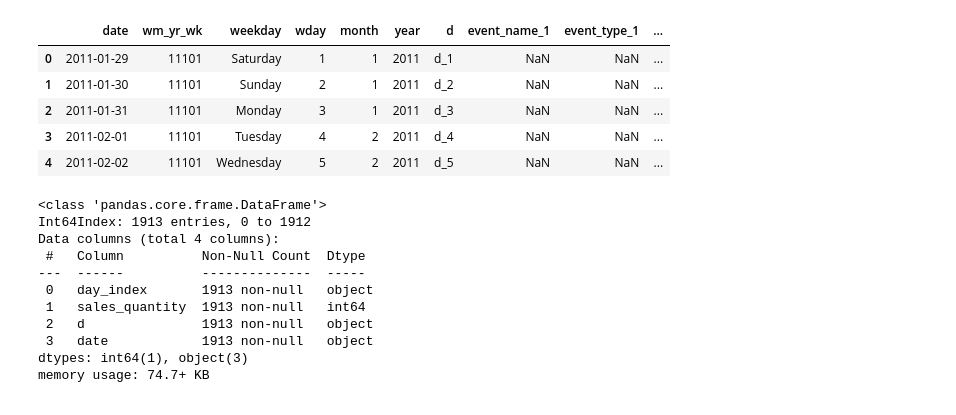
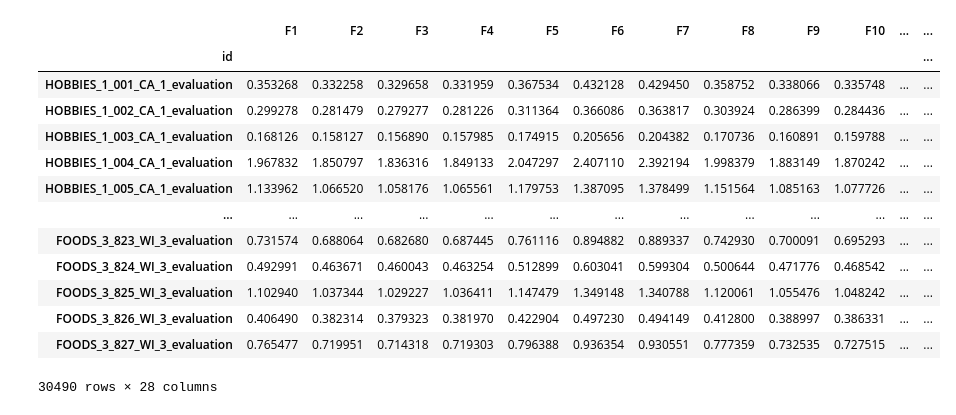
Before and after one commit to RobbenRibery/TimeSeries-Probalistic-TopDown-Drichilet, a Jupyter notebook: notebook/root_froecasting.ipynb, the cells around one changed output. Saved outputs shown, nothing was run; the diff lists cells and outputs as text; code cells hidden in the pictures.

```diff
--- a/notebook/root_froecasting.ipynb
+++ b/notebook/root_froecasting.ipynb
@@ -25,25 +33,20 @@ df['day_index'].iloc[-1]
+# %%
+result_validation
+# %% [output]
+|  | F1 | F2 | F3 | F4 | F5 | F6 | F7 | F8 | F9 | F10 | ... | ... |
+| id |  |  |  |  |  |  |  |  |  |  |  | ... |
+| HOBBIES_1_001_CA_1_evaluation | 0.353268 | 0.332258 | 0.329658 | 0.331959 | 0.367534 | 0.432128 | 0.429450 | 0.358752 | 0.338066 | 0.335748 | ... | ... |
+| HOBBIES_1_002_CA_1_evaluation | 0.299278 | 0.281479 | 0.279277 | 0.281226 | 0.311364 | 0.366086 | 0.363817 | 0.303924 | 0.286399 | 0.284436 | ... | ... |
+| HOBBIES_1_003_CA_1_evaluation | 0.168126 | 0.158127 | 0.156890 | 0.157985 | 0.174915 | 0.205656 | 0.204382 | 0.170736 | 0.160891 | 0.159788 | ... | ... |
+| HOBBIES_1_004_CA_1_evaluation | 1.967832 | 1.850797 | 1.836316 | 1.849133 | 2.047297 | 2.407110 | 2.392194 | 1.998379 | 1.883149 | 1.870242 | ... | ... |
+| HOBBIES_1_005_CA_1_evaluation | 1.133962 | 1.066520 | 1.058176 | 1.065561 | 1.179753 | 1.387095 | 1.378499 | 1.151564 | 1.085163 | 1.077726 | ... | ... |
+| ... | ... | ... | ... | ... | ... | ... | ... | ... | ... | ... | ... | ... |
+| FOODS_3_823_WI_3_evaluation | 0.731574 | 0.688064 | 0.682680 | 0.687445 | 0.761116 | 0.894882 | 0.889337 | 0.742930 | 0.700091 | 0.695293 | ... | ... |
+| FOODS_3_824_WI_3_evaluation | 0.492991 | 0.463671 | 0.460043 | 0.463254 | 0.512899 | 0.603041 | 0.599304 | 0.500644 | 0.471776 | 0.468542 | ... | ... |
+| FOODS_3_825_WI_3_evaluation | 1.102940 | 1.037344 | 1.029227 | 1.036411 | 1.147479 | 1.349148 | 1.340788 | 1.120061 | 1.055476 | 1.048242 | ... | ... |
+| FOODS_3_826_WI_3_evaluation | 0.406490 | 0.382314 | 0.379323 | 0.381970 | 0.422904 | 0.497230 | 0.494149 | 0.412800 | 0.388997 | 0.386331 | ... | ... |
+| FOODS_3_827_WI_3_evaluation | 0.765477 | 0.719951 | 0.714318 | 0.719303 | 0.796388 | 0.936354 | 0.930551 | 0.777359 | 0.732535 | 0.727515 | ... | ... |
+30490 rows × 28 columns
 # %%
 calender = pd.read_csv('../data/calendar.csv')
-calender.head()
+date_to_d = dict(zip(calender.date, calender.d))
-# %% [output]
-|  | date | wm_yr_wk | weekday | wday | month | year | d | event_name_1 | event_type_1 | ... |
-| 0 | 2011-01-29 | 11101 | Saturday | 1 | 1 | 2011 | d_1 | NaN | NaN | ... |
-| 1 | 2011-01-30 | 11101 | Sunday | 2 | 1 | 2011 | d_2 | NaN | NaN | ... |
-| 2 | 2011-01-31 | 11101 | Monday | 3 | 1 | 2011 | d_3 | NaN | NaN | ... |
-| 3 | 2011-02-01 | 11101 | Tuesday | 4 | 2 | 2011 | d_4 | NaN | NaN | ... |
-| 4 | 2011-02-02 | 11101 | Wednesday | 5 | 2 | 2011 | d_5 | NaN | NaN | ... |
-# %%
-df_merged = df.merge(calender[['d','date']], right_on='d', left_on='day_index', how = 'left')
-df_merged.info()
-# %% [output]
-<class 'pandas.core.frame.DataFrame'>
-Int64Index: 1913 entries, 0 to 1912
-Data columns (total 4 columns):
- #   Column          Non-Null Count  Dtype
----  ------          --------------  -----
- 0   day_index       1913 non-null   object
- 1   sales_quantity  1913 non-null   int64
- 2   d               1913 non-null   object
- 3   date            1913 non-null   object
-dtypes: int64(1), object(3)
-memory usage: 74.7+ KB
```
Also changed, not shown: parts of 42 cells of this notebook, 7 other files.
